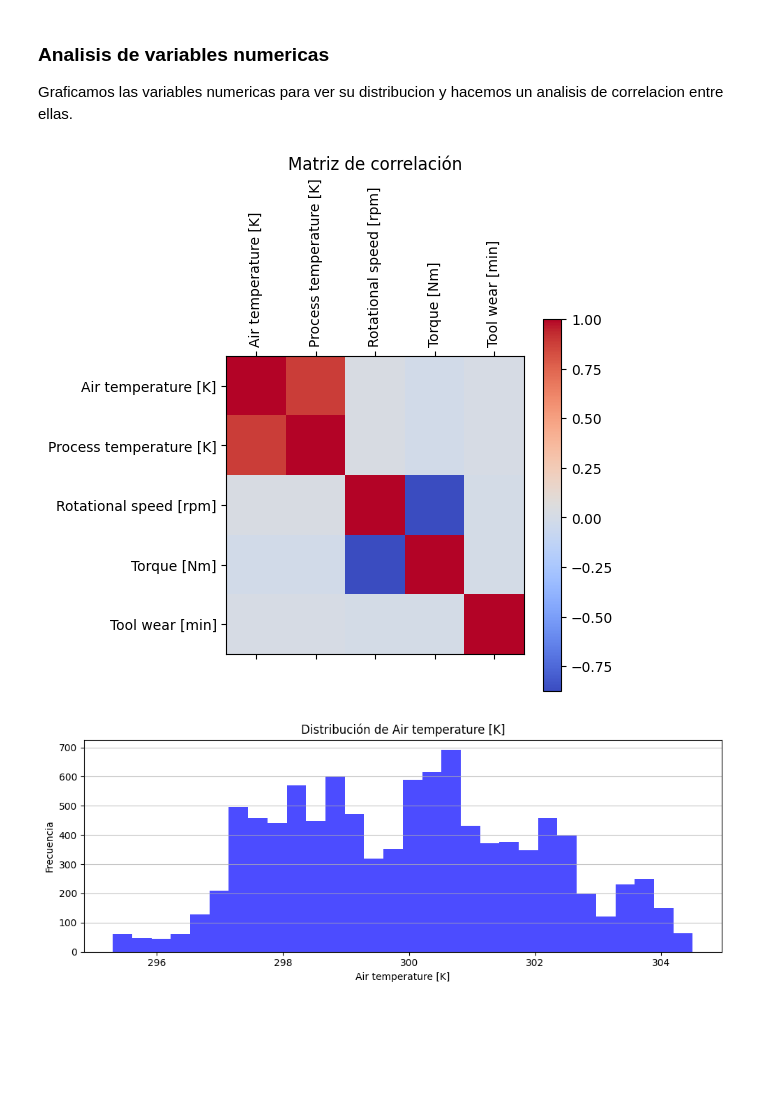
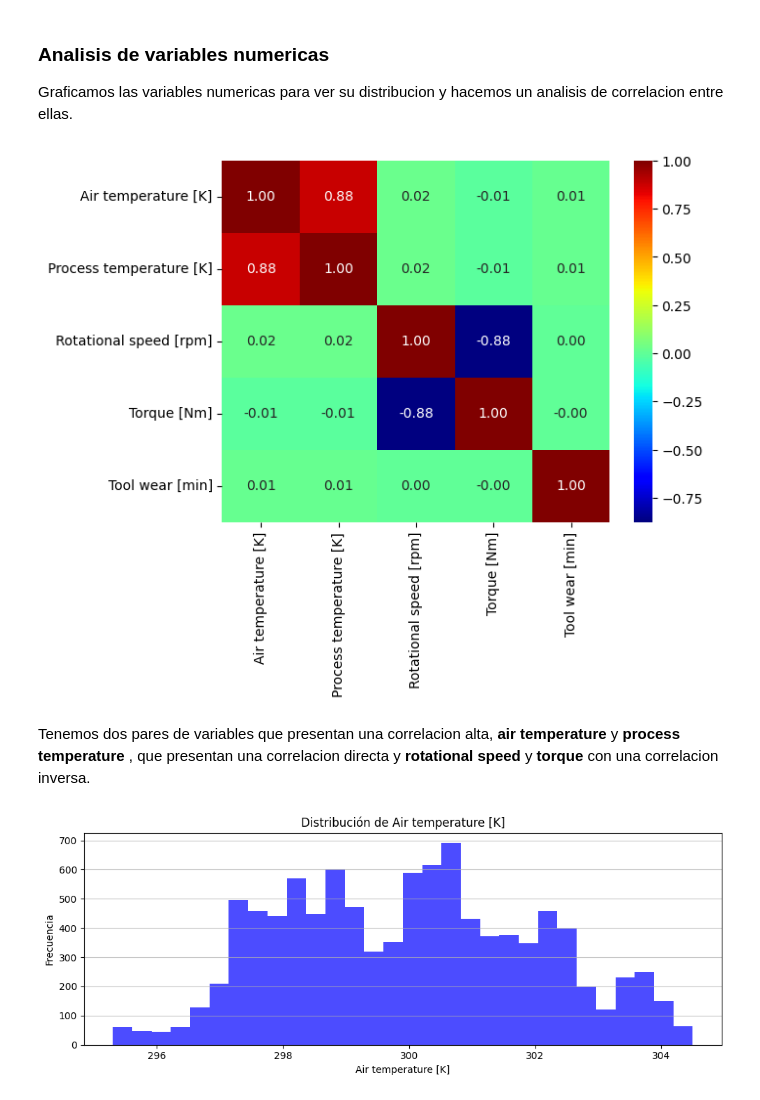
Before and after one commit to maximdorogov/aprendizaje-de-maquina, a Jupyter notebook: tp_final.ipynb, the cells around one changed output. Saved outputs shown, nothing was run; the diff lists cells and outputs as text; code cells hidden in the pictures; blank space fills up the shorter version.

```diff
--- a/tp_final.ipynb
+++ b/tp_final.ipynb
@@ -129,10 +140,10 @@ dataset.drop(columns=['Product ID'], inplace=True)
 # %% [markdown]
 Como la variable **Type** presenta una cardinalidad baja vamos a aplicar One Hot Encoding para codificar cada una de las 3 categorias en una columna binaria.
 # %%
-dataset = pd.get_dummies(dataset, columns=['Type'], drop_first=True)
-dataset['Type_L'] = dataset['Type_L'].astype('category')
-dataset['Type_M'] = dataset['Type_M'].astype('category')
-dataset.head()
+# dataset = pd.get_dummies(dataset, columns=['Type'], drop_first=True)
+# dataset['Type_L'] = dataset['Type_L'].astype('category')
+# dataset['Type_M'] = dataset['Type_M'].astype('category')
+# dataset.head()
 # %% [output]
 |  | Air temperature [K] | Process temperature [K] | Rotational speed [rpm] | Torque [Nm] | Tool wear [min] | ... |
 | 0 | 298.1 | 308.6 | 1551 | 42.8 | 0 | ... |
@@ -144,17 +155,21 @@ dataset.head()
 ### Analisis de variables numericas
 
 Graficamos las variables numericas para ver su distribucion y hacemos un analisis de correlacion entre ellas.
-# %%
-correlation = dataset.corr(numeric_only=True)
-plt.matshow(correlation, cmap='coolwarm', fignum=1)
-plt.colorbar()
-plt.xticks(range(len(correlation.columns)), correlation.columns, rotation=90)
-plt.yticks(range(len(correlation.columns)), correlation.columns)
-plt.title('Matriz de correlación')
-plt.tight_layout()
-plt.show()
-# %% [output]
-[figure, removed]
+# %%
+correlation = dataset.corr(numeric_only=True)
+plt.figure()
+sns.heatmap(
+    correlation,
+    annot=True,
+    fmt=".2f",
+    cmap='jet',
+    annot_kws={"size": 10},  # Increased font size for annotations
+    cbar=True)
+plt.show()
+# %% [output]
+[figure, added]
+# %% [markdown]
+Tenemos dos pares de variables que presentan una correlacion alta, **air temperature** y **process temperature** , que presentan una correlacion directa y **rotational speed** y **torque** con una correlacion inversa.
 # %%
 # graficar distribucion de las variables numericas
 numeric_cols = dataset.select_dtypes(exclude=['category']).columns
```
Also changed, not shown: parts of 26 cells of this notebook.
